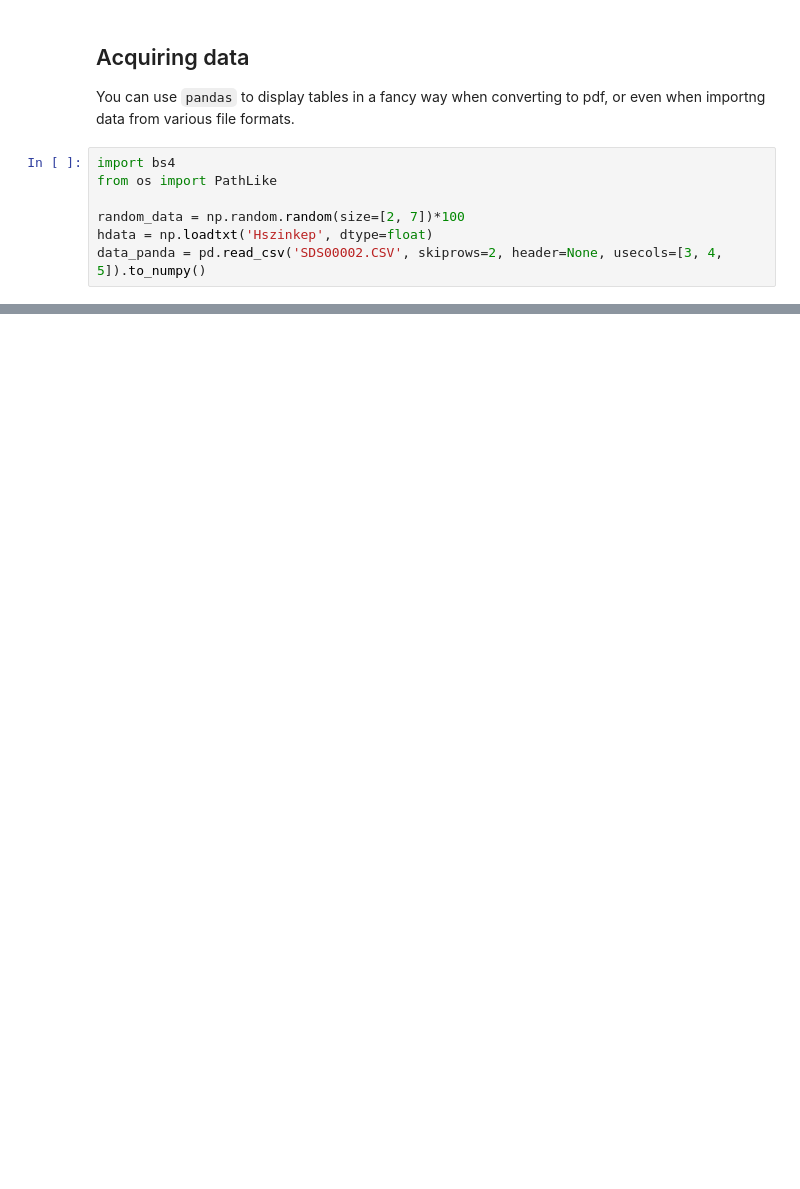
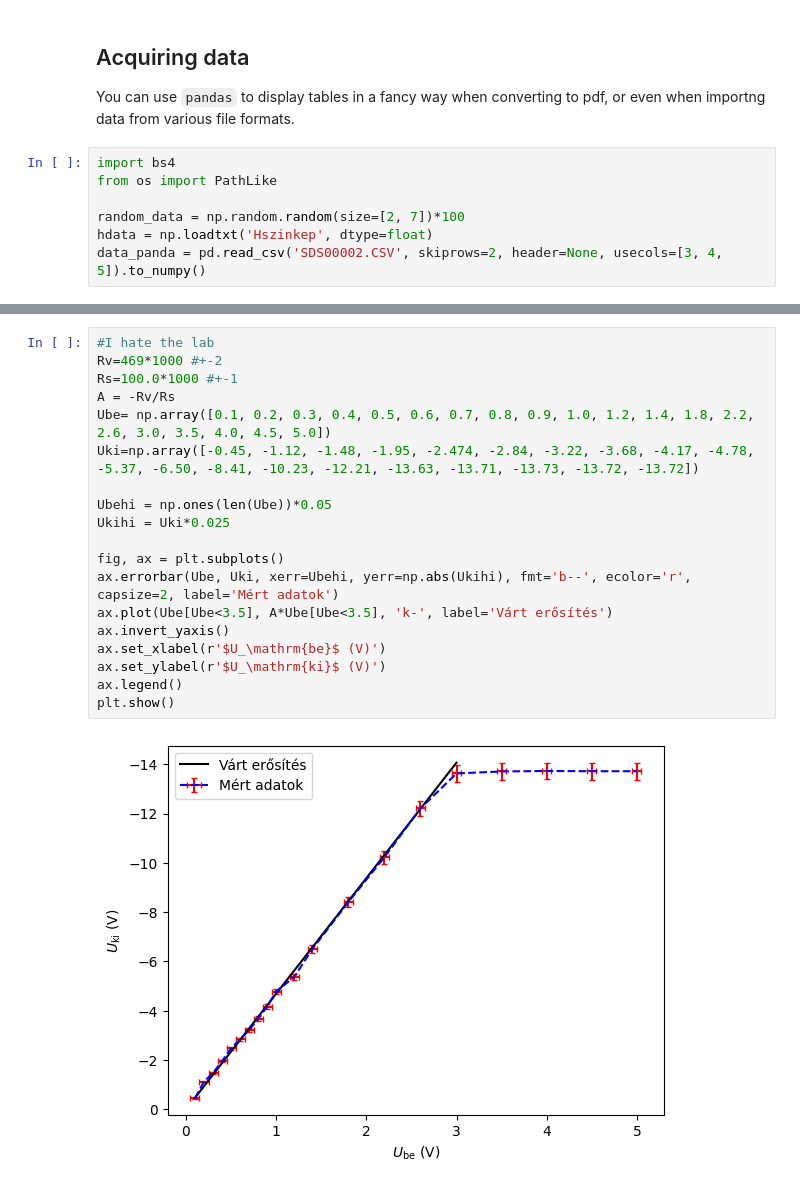
Before and after one commit to Sefi100/template, a Jupyter notebook: sample.ipynb, the cells around one changed output, grey strips where cells are left out. Saved outputs shown, nothing was run; the diff lists cells and outputs as text; blank space fills up the shorter version.

```diff
--- a/sample.ipynb
+++ b/sample.ipynb
@@ -118,0 +186,21 @@ import matplotlib.pyplot as plt
+# %%
+#I hate the lab
+Rv=469*1000 #+-2
+Rs=100.0*1000 #+-1
+A = -Rv/Rs
+Ube= np.array([0.1, 0.2, 0.3, 0.4, 0.5, 0.6, 0.7, 0.8, 0.9, 1.0, 1.2, 1.4, 1.8, 2.2, 2.6, 3.0, 3.5, 4.0, 4.5, 5.0])
+Uki=np.array([-0.45, -1.12, -1.48, -1.95, -2.474, -2.84, -3.22, -3.68, -4.17, -4.78, -5.37, -6.50, -8.41, -10.23, -12.21, -13.63, -13.71, -13.73, -13.72, -13.72])
+
+Ubehi = np.ones(len(Ube))*0.05
+Ukihi = Uki*0.025
+
+fig, ax = plt.subplots()
+ax.errorbar(Ube, Uki, xerr=Ubehi, yerr=np.abs(Ukihi), fmt='b--', ecolor='r', capsize=2, label='Mért adatok')
+ax.plot(Ube[Ube<3.5], A*Ube[Ube<3.5], 'k-', label='Várt erősítés')
+ax.invert_yaxis()
+ax.set_xlabel(r'$U_\mathrm{be}$ (V)')
+ax.set_ylabel(r'$U_\mathrm{ki}$ (V)')
+ax.legend()
+plt.show()
+# %% [output]
+[figure, added]
```
Also changed, not shown: parts of 22 cells of this notebook, 2 other files.
